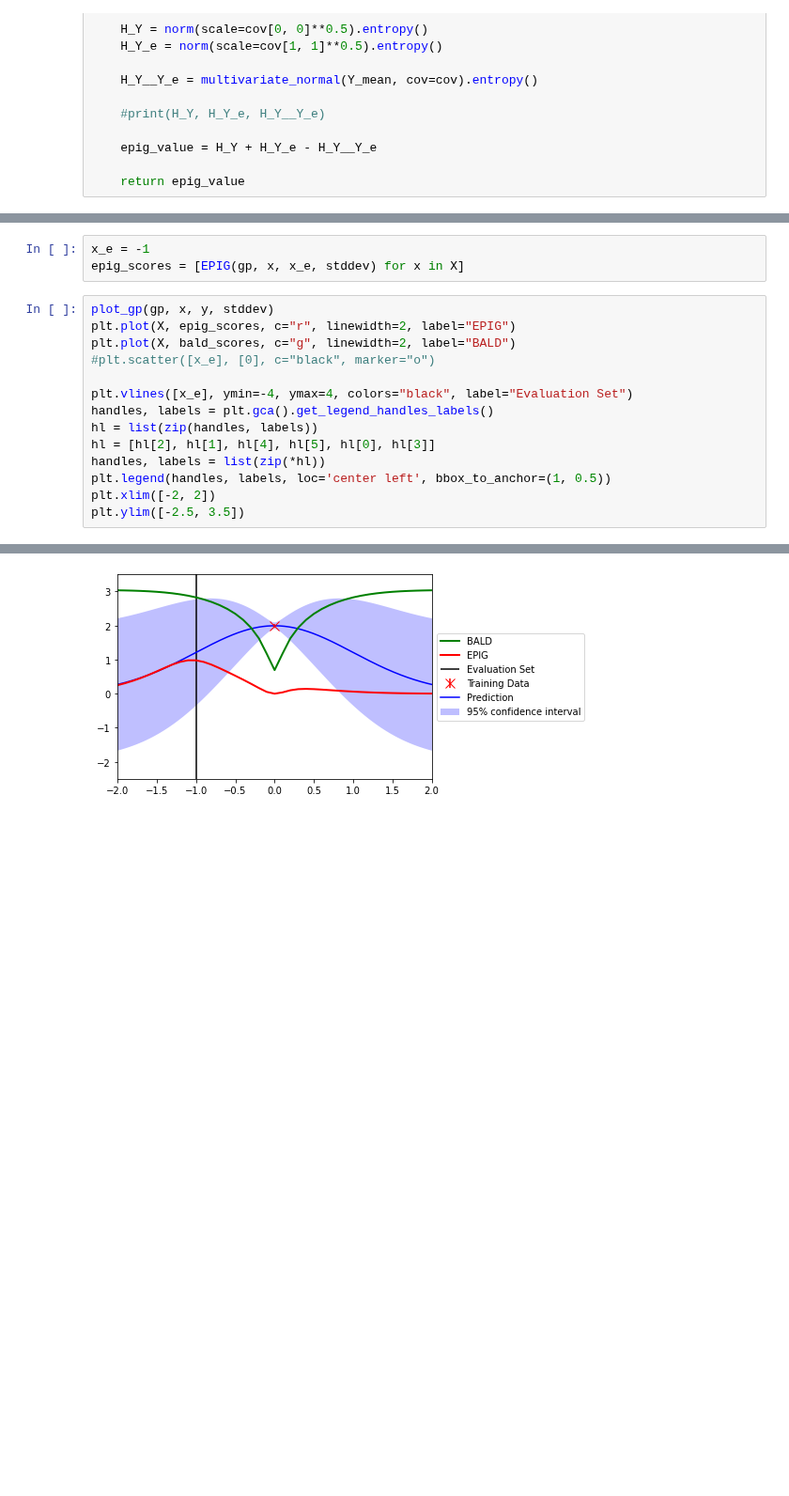
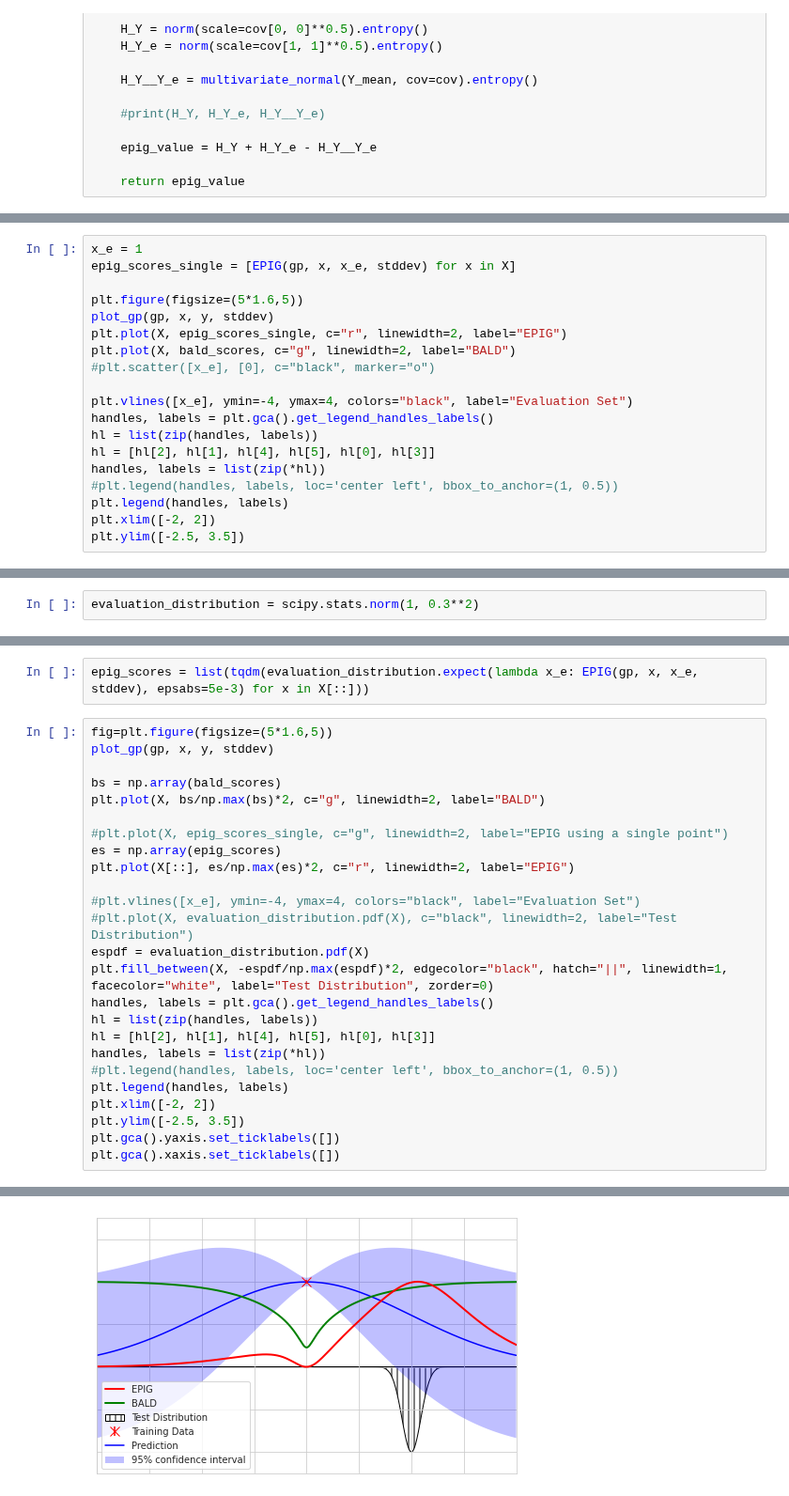
Before and after one commit to BlackHC/active_learning_redux, a Jupyter notebook: V_EPIG_Figure_1.ipynb, the cells around one changed output, grey strips where cells are left out. Shown at 94% size. Drawn from its saved outputs; the diff is of its cells as text; blank space fills up the shorter version.

Commit message:
Update EPIG Fig 1
CU-1cymtrt

```diff
--- a/V_EPIG_Figure_1.ipynb
+++ b/V_EPIG_Figure_1.ipynb
@@ -155,0 +189,19 @@ def EPIG(gp: GaussianProcessRegressor, x, x_e, stddev):
+# %%
+x_e = 1
+epig_scores_single = [EPIG(gp, x, x_e, stddev) for x in X]
+
+plt.figure(figsize=(5*1.6,5))
+plot_gp(gp, x, y, stddev)
+plt.plot(X, epig_scores_single, c="r", linewidth=2, label="EPIG")
+plt.plot(X, bald_scores, c="g", linewidth=2, label="BALD")
+#plt.scatter([x_e], [0], c="black", marker="o")
+
+plt.vlines([x_e], ymin=-4, ymax=4, colors="black", label="Evaluation Set")
+handles, labels = plt.gca().get_legend_handles_labels()
+hl = list(zip(handles, labels))
+hl = [hl[2], hl[1], hl[4], hl[5], hl[0], hl[3]]
+handles, labels = list(zip(*hl))
+#plt.legend(handles, labels, loc='center left', bbox_to_anchor=(1, 0.5))
+plt.legend(handles, labels)
+plt.xlim([-2, 2])
+plt.ylim([-2.5, 3.5])
@@ -155,0 +214,2 @@ def EPIG(gp: GaussianProcessRegressor, x, x_e, stddev):
+# %%
+evaluation_distribution = scipy.stats.norm(1, 0.3**2)
@@ -156,18 +218,28 @@ def EPIG(gp: GaussianProcessRegressor, x, x_e, stddev):
 # %%
-x_e = -1
-epig_scores = [EPIG(gp, x, x_e, stddev) for x in X]
+epig_scores = list(tqdm(evaluation_distribution.expect(lambda x_e: EPIG(gp, x, x_e, stddev), epsabs=5e-3) for x in X[::]))
 # %%
+fig=plt.figure(figsize=(5*1.6,5))
 plot_gp(gp, x, y, stddev)
-plt.plot(X, epig_scores, c="r", linewidth=2, label="EPIG")
-plt.plot(X, bald_scores, c="g", linewidth=2, label="BALD")
-#plt.scatter([x_e], [0], c="black", marker="o")
 
-plt.vlines([x_e], ymin=-4, ymax=4, colors="black", label="Evaluation Set")
+bs = np.array(bald_scores)
+plt.plot(X, bs/np.max(bs)*2, c="g", linewidth=2, label="BALD")
+
+#plt.plot(X, epig_scores_single, c="g", linewidth=2, label="EPIG using a single point")
+es = np.array(epig_scores)
+plt.plot(X[::], es/np.max(es)*2, c="r", linewidth=2, label="EPIG")
+
+#plt.vlines([x_e], ymin=-4, ymax=4, colors="black", label="Evaluation Set")
+#plt.plot(X, evaluation_distribution.pdf(X), c="black", linewidth=2, label="Test Distribution")
+espdf = evaluation_distribution.pdf(X)
+plt.fill_between(X, -espdf/np.max(espdf)*2, edgecolor="black", hatch="||", linewidth=1, facecolor="white", label="Test Distribution", zorder=0)
 handles, labels = plt.gca().get_legend_handles_labels()
 hl = list(zip(handles, labels))
 hl = [hl[2], hl[1], hl[4], hl[5], hl[0], hl[3]]
 handles, labels = list(zip(*hl))
-plt.legend(handles, labels, loc='center left', bbox_to_anchor=(1, 0.5))
+#plt.legend(handles, labels, loc='center left', bbox_to_anchor=(1, 0.5))
+plt.legend(handles, labels)
 plt.xlim([-2, 2])
 plt.ylim([-2.5, 3.5])
+plt.gca().yaxis.set_ticklabels([])
+plt.gca().xaxis.set_ticklabels([])
 # %% [output]
@@ -175 +255 @@ plt.ylim([-2.5, 3.5])
-[figure, old version]
+[figure, new version]
```
Also changed, not shown: parts of 13 cells of this notebook, 2 other files.
